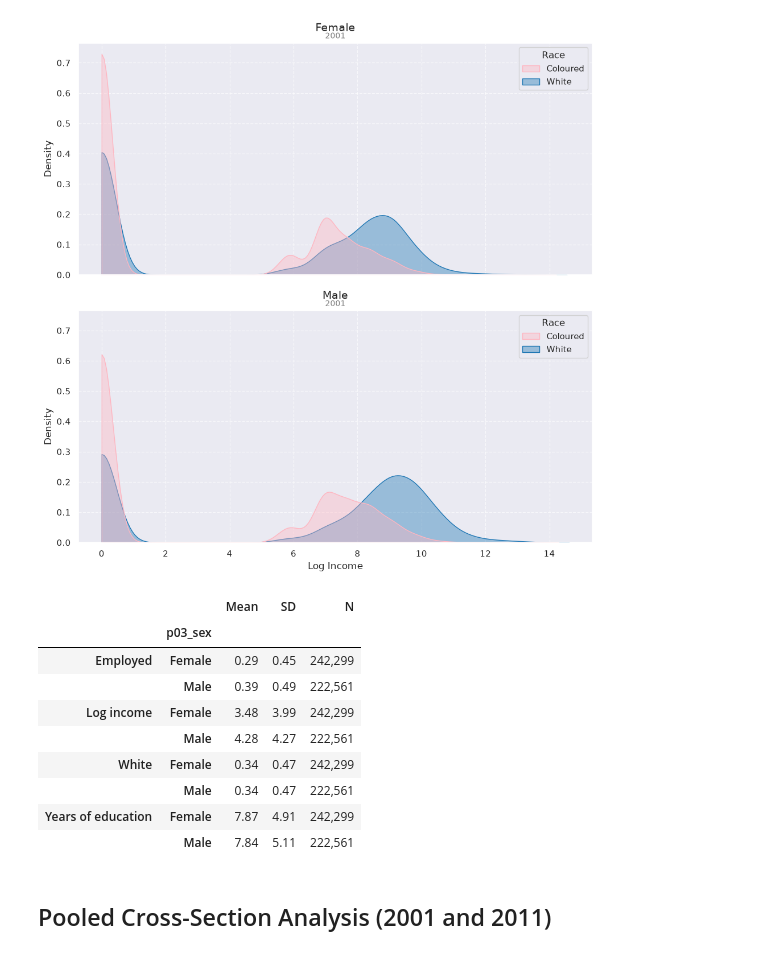
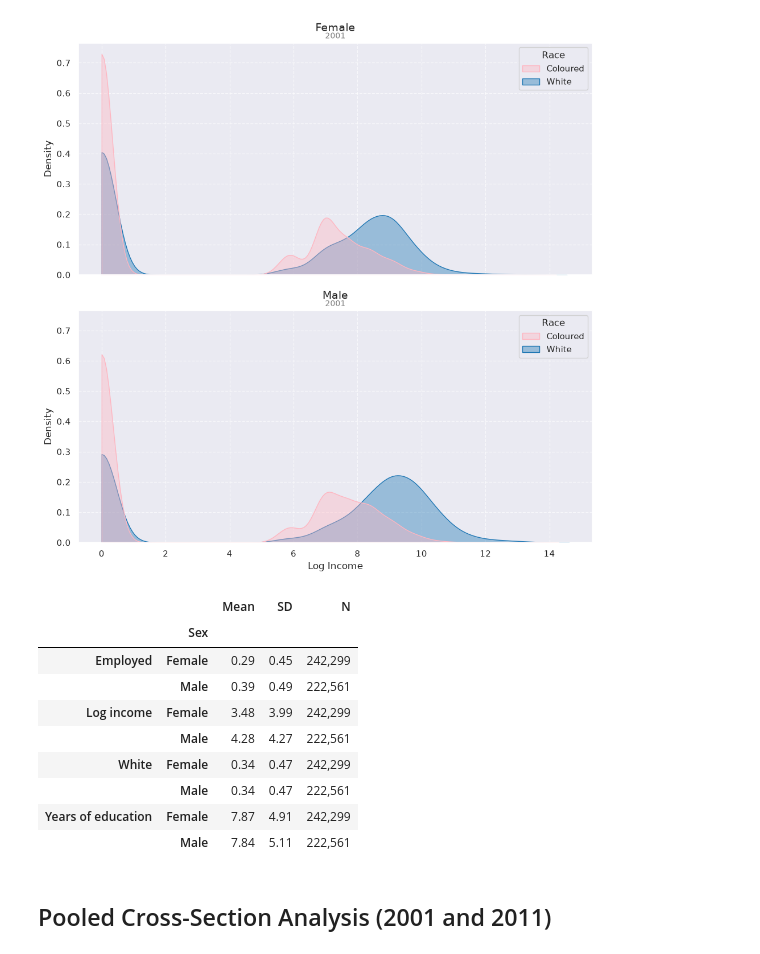
Before and after one commit to erinabruzzy/dsan5650_path1, a Jupyter notebook: apartheid.ipynb, the cells around one changed output. Drawn from its saved outputs; the diff is of its cells as text; code cells hidden in the pictures.

```diff
--- a/apartheid.ipynb
+++ b/apartheid.ipynb
@@ -625,39 +628,40 @@ plt.show()
 [figure]
 # %%
 # dummy variables
+df_2001['Sex'] = df_2001['p03_sex']
 df_2001['edu_years'] = df_2001['p17_educ'].replace(99, 0).astype(float)
 
 df_2001['is_employed'] = (df_2001['der10_em'] == 'Employed').astype(int)
 df_2001['is_white'] = (df_2001['p06_race'] == 'White').astype(int)
 
 # table rows
 vars_to_analyze = {
     'is_white': 'White',
     'edu_years': 'Years of education',
     'is_employed': 'Employed',
     'adj_log_income': 'Log income'
 }
 
 # group by gender
-summary = df_2001.groupby('p03_sex')[list(vars_to_analyze.keys())].agg(['mean', 'std', 'count'])
+summary = df_2001.groupby('Sex')[list(vars_to_analyze.keys())].agg(['mean', 'std', 'count'])
 
 summary = summary.stack(level=0)
 summary = summary.rename(index=vars_to_analyze)
 summary.columns = ['Mean', 'SD', 'N']
 
 # reorder index
 summary = summary.swaplevel(0, 1).sort_index(level=0)
 
 # formatting
 formatted_table = summary.copy()
 formatted_table['Mean'] = formatted_table['Mean'].map('{:,.2f}'.format)
 formatted_table['SD'] = formatted_table['SD'].map('{:,.2f}'.format)
 formatted_table['N'] = formatted_table['N'].map('{:,}'.format)
 
 display(formatted_table)
 # %% [output]
 |  |  | Mean | SD | N |
-|  | p03_sex |  |  |  |
+|  | Sex |  |  |  |
 | Employed | Female | 0.29 | 0.45 | 242,299 |
 |  | Male | 0.39 | 0.49 | 222,561 |
 | Log income | Female | 3.48 | 3.99 | 242,299 |
```
Also changed, not shown: parts of 6 cells of this notebook, 3 other files.
